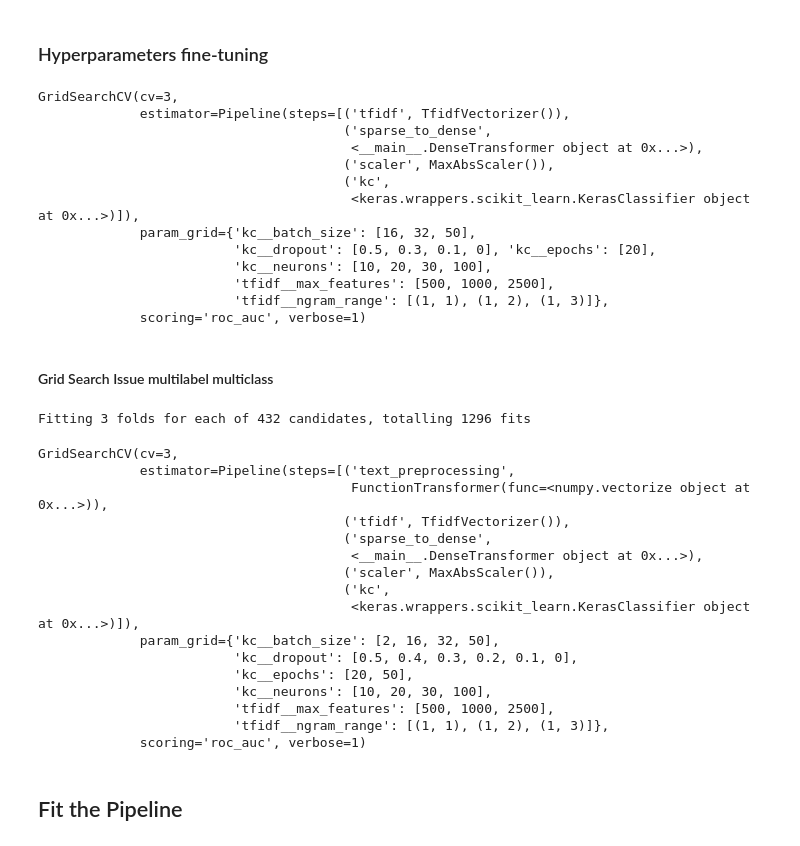
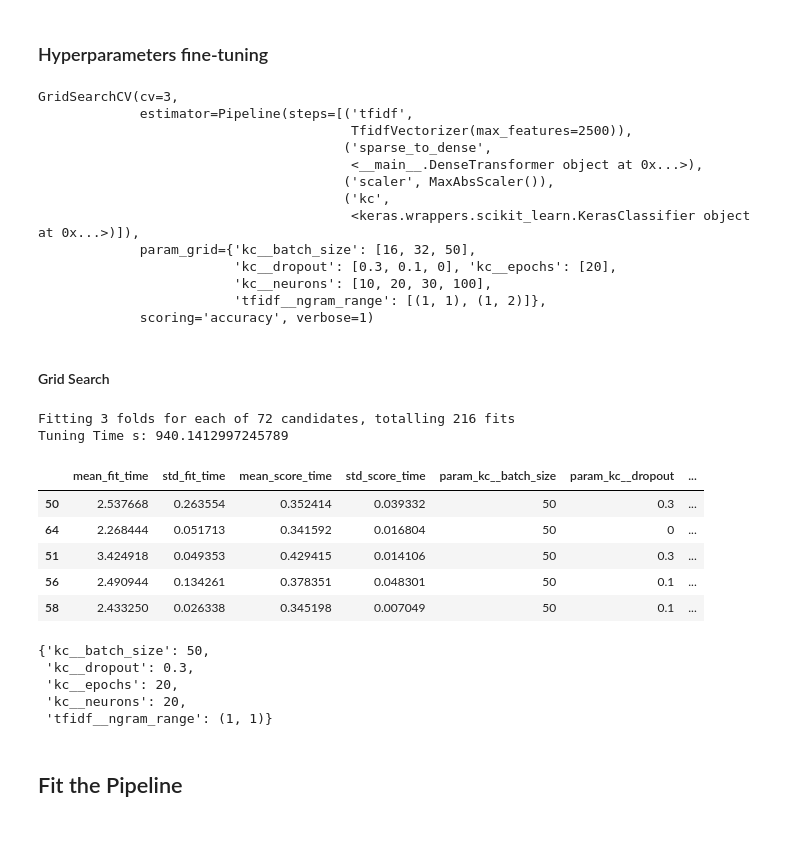
Before and after one commit to DataDavidProjects/UniversityProjects, a Jupyter notebook: Data Visualization and Text Mining/NLP/ModelCreation.ipynb, the cells around one changed output. Saved outputs shown, nothing was run; the diff lists cells and outputs as text; code cells hidden in the pictures.

```diff
--- a/Data Visualization and Text Mining/NLP/ModelCreation.ipynb
+++ b/Data Visualization and Text Mining/NLP/ModelCreation.ipynb
@@ -193,8 +193,10 @@ X.shape
 # %% [markdown]
 ### Hyperparameters fine-tuning
 # %%
-n_classes = len(set(label))
+# TF IDF DIMENSION will affect the model
+matrix_features  = 2500
 
+n_classes =y.nunique()
 def create_model(optimizer="adam",
                  dense_layer_sizes = False,
                  dropout=0.1, init='uniform',
@@ -202,7 +204,7 @@ def create_model(optimizer="adam",
                  n_classes = n_classes ):
 
     model = Sequential()
-    model.add(Dense(neurons, activation='relu', input_shape=(features,), kernel_initializer=init,))
+    model.add(Dense(neurons, activation='relu', input_shape=(features,),kernel_initializer=init)) #
     model.add(Dropout(dropout), )
 
     #for layer_size in dense_layer_sizes:
@@ -215,10 +217,7 @@ def create_model(optimizer="adam",
                   metrics=['sparse_categorical_accuracy'])
     return model
 
-kears_estimator = KerasClassifier(build_fn=create_model,
-                                  verbose=0,
-                                  batch_size=2**5,
-                                  epochs = 15)
+
 
 
 
@@ -226,29 +225,28 @@ kears_estimator = KerasClassifier(build_fn=create_model,
 #param_grid = dict(neurons=neurons, epochs = epochs, batch_size =batch_size)
 
 param_grid = {
-    'tfidf__ngram_range': [(1,1), (1,2), (1,3)],
-    'tfidf__max_features': [500,1000,2500],
+    'tfidf__ngram_range': [(1,1), (1,2)],
     'kc__epochs': [20],
     'kc__neurons': [10, 20, 30, 100],
     'kc__batch_size':[16, 32,50],
-    'kc__dropout': [0.5, 0.3, 0.1, 0]
+    'kc__dropout': [ 0.3, 0.1, 0]
 }
 
 
 #StratifiedKFold(n_splits=2, shuffle=True)
 # %%
 model_pipeline = Pipeline([
-
-                    ('tfidf', TfidfVectorizer(use_idf = True)),
+                    ('tfidf', TfidfVectorizer(use_idf = True,max_features=2500)),
                     ('sparse_to_dense',DenseTransformer()),
                     ('scaler', MaxAbsScaler()),
-                    ('kc' ,kears_estimator )
+                    ('kc' ,KerasClassifier(build_fn=create_model, verbose = 0))
 ])
 
 grid = GridSearchCV(estimator=model_pipeline,
                     verbose=1,
                     cv=3,
-                    param_grid=param_grid,scoring='roc_auc')
+                    param_grid=param_grid,
+                    scoring='accuracy')
 # %%
 from sklearn import set_config
 set_config(display='diagram')
@@ -256,20 +254,20 @@ set_config(display='diagram')
 grid
 # %% [output]
 GridSearchCV(cv=3,
-             estimator=Pipeline(steps=[('tfidf', TfidfVectorizer()),
+             estimator=Pipeline(steps=[('tfidf',
+                                        TfidfVectorizer(max_features=2500)),
                                        ('sparse_to_dense',
                                         <__main__.DenseTransformer object at 0x...>),
                                        ('scaler', MaxAbsScaler()),
                                        ('kc',
                                         <keras.wrappers.scikit_learn.KerasClassifier object at 0x...>)]),
              param_grid={'kc__batch_size': [16, 32, 50],
-                         'kc__dropout': [0.5, 0.3, 0.1, 0], 'kc__epochs': [20],
+                         'kc__dropout': [0.3, 0.1, 0], 'kc__epochs': [20],
                          'kc__neurons': [10, 20, 30, 100],
-                         'tfidf__max_features': [500, 1000, 2500],
-                         'tfidf__ngram_range': [(1, 1), (1, 2), (1, 3)]},
-             scoring='roc_auc', verbose=1)
+                         'tfidf__ngram_range': [(1, 1), (1, 2)]},
+             scoring='accuracy', verbose=1)
 # %% [markdown]
-#### Grid Search Issue multilabel multiclass
+#### Grid Search
 # %%
 # limit = 100
 # X_p = prep_pipeline.fit_transform(X[:limit]).toarray()
@@ -282,37 +280,32 @@ X_t = prep_pipeline.fit_transform(X)
 # %%
 import warnings
 warnings.simplefilter(action='ignore', category=FutureWarning)
 
 t0 = time.time()
-grid_results = grid.fit(X_t,yc) # Pipe line fitted with preprocessed clean text spacy
-results  =  pd.DataFrame(grid_results.cv_results_).sort_values('rank_test_score')
+grid_fitted = grid.fit(X_t,y) # Pipe line fitted with preprocessed clean text spacy
+results  =  pd.DataFrame(grid_fitted.cv_results_).sort_values('rank_test_score')
 
 t1 = time.time()
 delta = t1-t0
 print(f'Tuning Time s: {delta}')
 results.head()
 # %% [output]
-Fitting 3 folds for each of 432 candidates, totalling 1296 fits
+Fitting 3 folds for each of 72 candidates, totalling 216 fits
+Tuning Time s: 940.1412997245789
+|  | mean_fit_time | std_fit_time | mean_score_time | std_score_time | param_kc__batch_size | param_kc__dropout | ... |
+| 50 | 2.537668 | 0.263554 | 0.352414 | 0.039332 | 50 | 0.3 | ... |
+| 64 | 2.268444 | 0.051713 | 0.341592 | 0.016804 | 50 | 0 | ... |
+| 51 | 3.424918 | 0.049353 | 0.429415 | 0.014106 | 50 | 0.3 | ... |
+| 56 | 2.490944 | 0.134261 | 0.378351 | 0.048301 | 50 | 0.1 | ... |
+| 58 | 2.433250 | 0.026338 | 0.345198 | 0.007049 | 50 | 0.1 | ... |
-# %%
-#+++++++++++++++++++++++ BEST PIPE PARAMS ++++++++++++++++++++++++++++++++
-opt_pipeline  =
-# %% [output]
-GridSearchCV(cv=3,
-             estimator=Pipeline(steps=[('text_preprocessing',
-                                        FunctionTransformer(func=<numpy.vectorize object at 0x...>)),
-                                       ('tfidf', TfidfVectorizer()),
-                                       ('sparse_to_dense',
-                                        <__main__.DenseTransformer object at 0x...>),
-                                       ('scaler', MaxAbsScaler()),
-                                       ('kc',
-                                        <keras.wrappers.scikit_learn.KerasClassifier object at 0x...>)]),
-             param_grid={'kc__batch_size': [2, 16, 32, 50],
-                         'kc__dropout': [0.5, 0.4, 0.3, 0.2, 0.1, 0],
-                         'kc__epochs': [20, 50],
-                         'kc__neurons': [10, 20, 30, 100],
-                         'tfidf__max_features': [500, 1000, 2500],
-                         'tfidf__ngram_range': [(1, 1), (1, 2), (1, 3)]},
-             scoring='roc_auc', verbose=1)
+# %%
+grid_fitted = grid_results
+# %% [output]
+{'kc__batch_size': 50,
+ 'kc__dropout': 0.3,
+ 'kc__epochs': 20,
+ 'kc__neurons': 20,
+ 'tfidf__ngram_range': (1, 1)}
 # %% [markdown]
 ## Fit the Pipeline
 # %%
```
Also changed, not shown: parts of 11 cells of this notebook.
